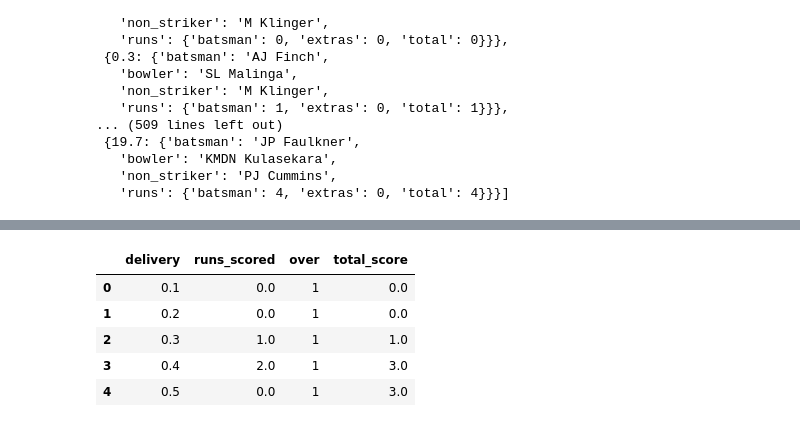
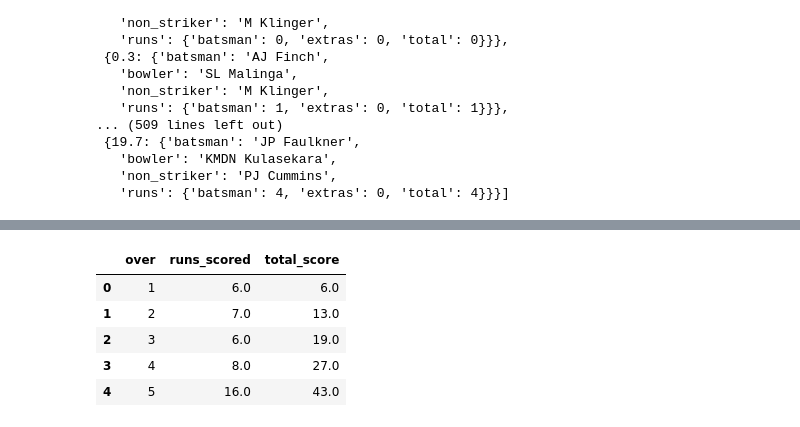
Before and after one commit to VaideswarReddy/icc-data-analysisa, a Jupyter notebook: Vaideswar_Reddy_Guided_Project.ipynb, the cells around one changed output, grey strips where cells are left out. Drawn from its saved outputs; the diff is of its cells as text; code cells hidden in the pictures.

```diff
--- a/Vaideswar_Reddy_Guided_Project.ipynb
+++ b/Vaideswar_Reddy_Guided_Project.ipynb
@@ -99,13 +116,12 @@ first_innings_deliveries=first_innings_dict['1st innings']['deliveries']
 # %%
-total_runs=0
-first_innings_deliveries_df=pd.DataFrame(columns=['delivery','runs_scored'])
+first_innings_deliveries_df = pd.DataFrame(columns=['delivery', 'runs_scored'])
 for delivery in first_innings_deliveries:
-  delivery_number=list(delivery.keys())[0]
-  extras=delivery[delivery_number]['runs']['extras']
-  total=delivery[delivery_number]['runs']['total']
-  print(delivery_number,extras,total)
-  print(int(delivery_number))
-  print(delivery_number,total)
-  # print(delivery[delivery_number]['runs']['extras'])
-  # print(delivery[delivery_number]['runs']['total'])
+  delivery_number = list(delivery.keys())[0]
+  extras = delivery[delivery_number]['runs']['extras']
+  total = delivery[delivery_number]['runs']['total']
+  if 'wicket' in list(delivery[delivery_number].keys()):
+    wicket = 1
+  else:
+    wicket = 0
+  # Write code to append the info of each delivery in the dataframe
   first_innings_deliveries_df = first_innings_deliveries_df.append({'delivery':delivery_number, 'runs_scored':total}, ignore_index=True)
@@ -142,2 +150,2 @@ first_innings_deliveries_df['over']=first_innings_deliveries_df['over']+1
 # %%
-first_innings_deliveries_df.groupby('over').agg({'runs_scored':sum}).reset_index()
+first_innings_runs_df = first_innings_deliveries_df.groupby('over').agg({'runs_scored':sum}).reset_index()
@@ -162,13 +152,13 @@ first_innings_deliveries_df.groupby('over').agg({'runs_scored':sum}).reset_index
 # %%
-first_innings_deliveries_df['total_score']=first_innings_deliveries_df['runs_scored'].cumsum()
+first_innings_runs_df['total_score'] = first_innings_runs_df['runs_scored'].cumsum()
 # %%
-first_innings_deliveries_df.head()
+first_innings_runs_df.head()
 # %% [output]
-|  | delivery | runs_scored | over | total_score |
-| 0 | 0.1 | 0.0 | 1 | 0.0 |
-| 1 | 0.2 | 0.0 | 1 | 0.0 |
-| 2 | 0.3 | 1.0 | 1 | 1.0 |
-| 3 | 0.4 | 2.0 | 1 | 3.0 |
-| 4 | 0.5 | 0.0 | 1 | 3.0 |
+|  | over | runs_scored | total_score |
+| 0 | 1 | 6.0 | 6.0 |
+| 1 | 2 | 7.0 | 13.0 |
+| 2 | 3 | 6.0 | 19.0 |
+| 3 | 4 | 8.0 | 27.0 |
+| 4 | 5 | 16.0 | 43.0 |
 # %%
 def get_innings_score(innings_deliveries):
```
Also changed, not shown: parts of 22 cells of this notebook.
